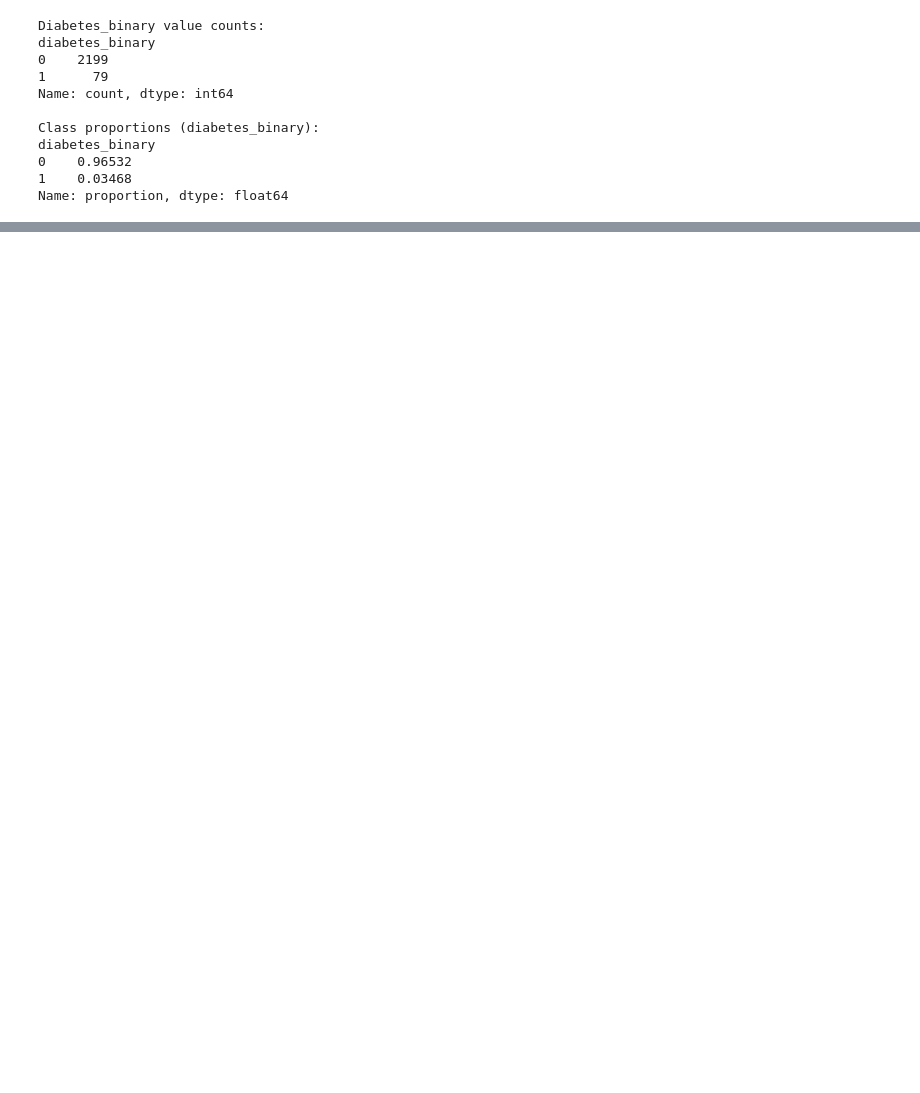
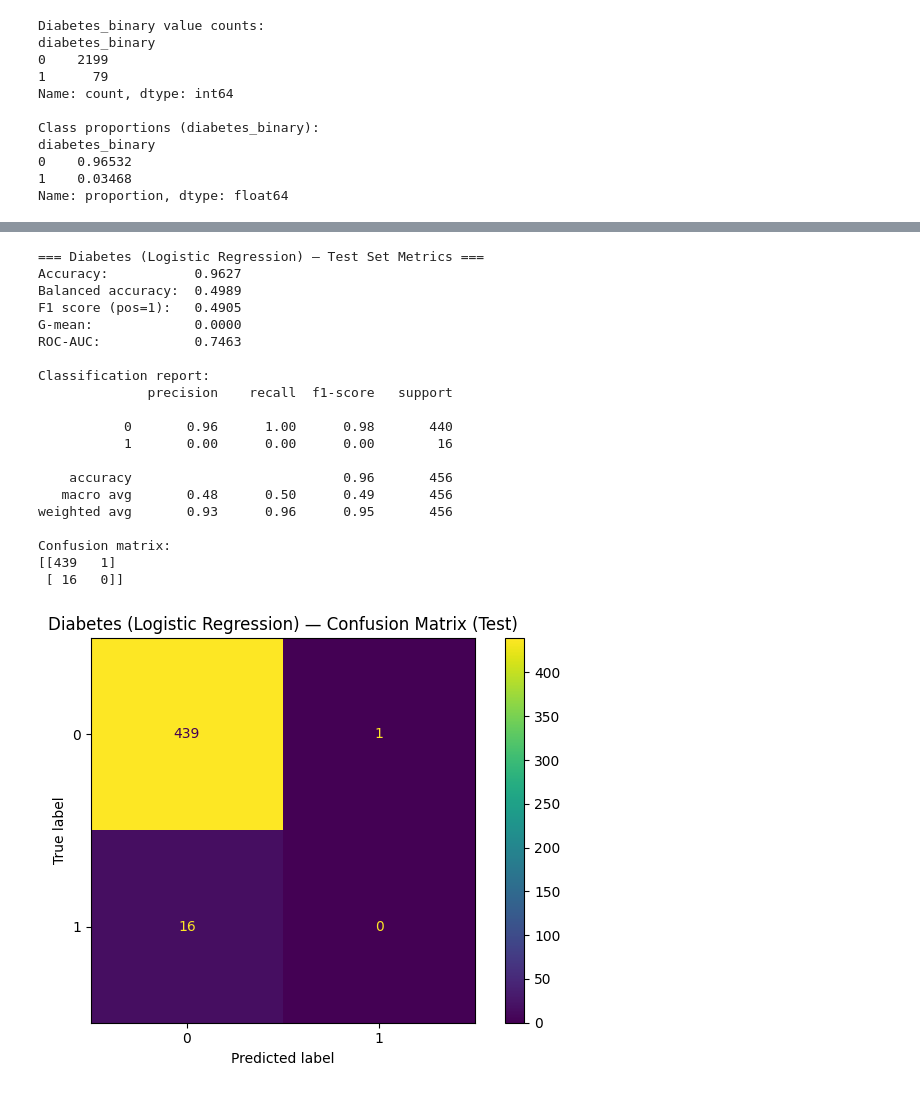
Before and after one commit to bpickett14/MATH3310_FA_2025_FP1_G01_PICKETT_CARDONA, a Jupyter notebook: notebooks/Final.ipynb, the cells around one changed output, grey strips where cells are left out. Saved outputs shown, nothing was run; the diff lists cells and outputs as text; code cells hidden in the pictures; blank space fills up the shorter version.

```diff
--- a/notebooks/Final.ipynb
+++ b/notebooks/Final.ipynb
@@ -502,0 +605,25 @@ Name: count, dtype: int64
+# %%
+# baseline  logistic regression and random forest models for diabetes classification
+
+log_reg_diab = LogisticRegression(
+    penalty="l2",
+    solver="liblinear",
+    max_iter=1000,
+)
+diab_log_pipe = Pipeline(
+    steps=[
+        ("preprocessor", diab_preprocessor),
+        ("classifier", log_reg_diab),
+    ]
+)
+rf_diab = RandomForestClassifier(
+    n_estimators=300,
+    random_state=42,
+    n_jobs=-1,
+)
+diab_rf_pipe = Pipeline(
+    steps=[
+        ("preprocessor", diab_preprocessor),
+        ("classifier", rf_diab),
+    ]
+)
@@ -502,0 +671,42 @@ Name: count, dtype: int64
+# %%
+# Evaluate model on test set
+
+y_diab_pred_log, diab_log_metrics = evaluate_classifier(
+    diab_log_pipe,
+    X_train_diab,
+    X_test_diab,
+    y_train_diab,
+    y_test_diab,
+    target_name="Diabetes (Logistic Regression)",
+)
+
+y_diab_pred_rf, diab_rf_metrics = evaluate_classifier(
+    diab_rf_pipe,
+    X_train_diab,
+    X_test_diab,
+    y_train_diab,
+    y_test_diab,
+    target_name="Diabetes (Random Forest, baseline)",
+)
+# %% [output]
+=== Diabetes (Logistic Regression) — Test Set Metrics ===
+Accuracy:           0.9627
+Balanced accuracy:  0.4989
+F1 score (pos=1):   0.4905
+G-mean:             0.0000
+ROC-AUC:            0.7463
+
+Classification report:
+              precision    recall  f1-score   support
+
+           0       0.96      1.00      0.98       440
+           1       0.00      0.00      0.00        16
+
+    accuracy                           0.96       456
+   macro avg       0.48      0.50      0.49       456
+weighted avg       0.93      0.96      0.95       456
+
+Confusion matrix:
+[[439   1]
+ [ 16   0]]
+[figure, added]
```
Also changed, not shown: parts of 17 cells of this notebook.
